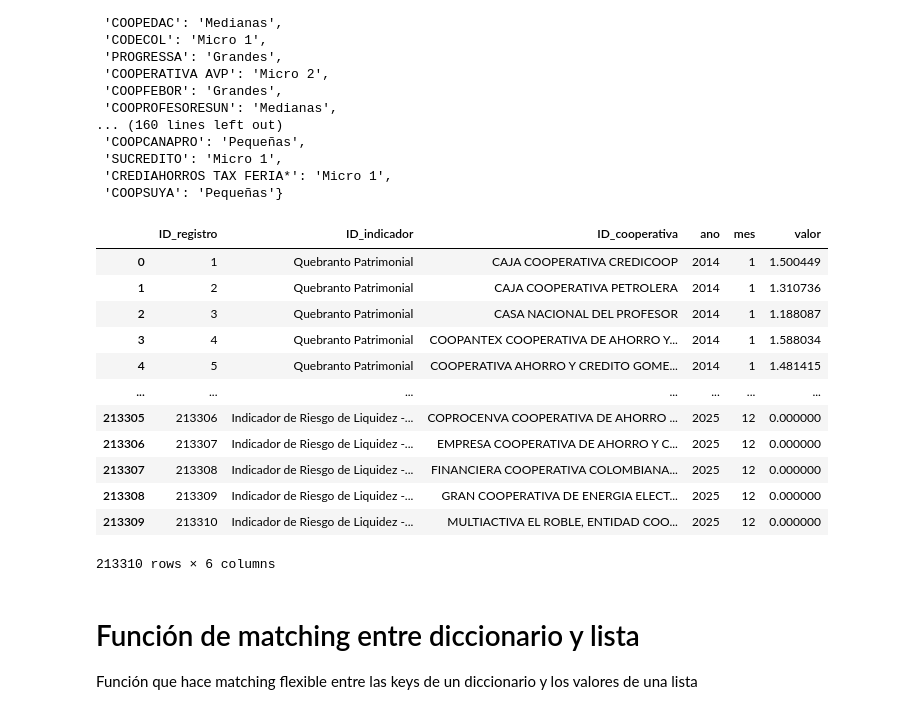
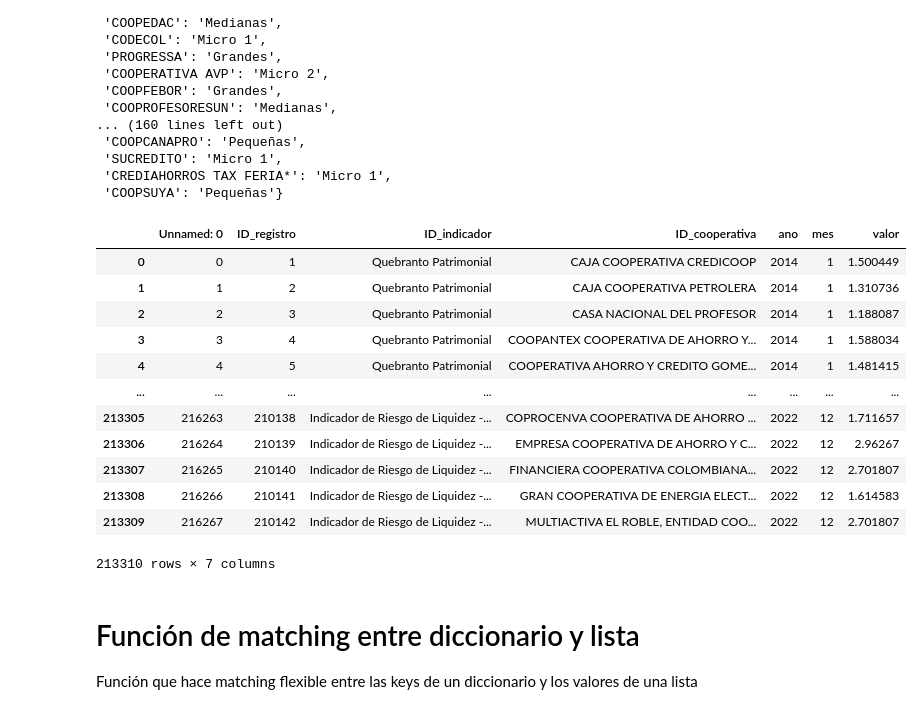
Before and after one commit to LianaD26/CAMEL_Model_percentages, a Jupyter notebook: notebooks/Sectorizar_coops.ipynb, the cells around one changed output. Saved outputs shown, nothing was run; the diff lists cells and outputs as text; code cells hidden in the pictures.

```diff
--- a/notebooks/Sectorizar_coops.ipynb
+++ b/notebooks/Sectorizar_coops.ipynb
@@ -48,22 +48,22 @@ diccionario_clasificacion
  'COOPSUYA': 'Pequeñas'}
 # %%
 # abrimos el excel con los datos de las cooperativas y lo guardamos en un dataframe
-df_coperativas = pd.read_excel("../tablas/registros.xlsx")
+df_coperativas = pd.read_excel("../tablas/registros_irl_actualizado.xlsx")
 df_coperativas
 # %% [output]
-|  | ID_registro | ID_indicador | ID_cooperativa | ano | mes | valor |
-| 0 | 1 | Quebranto Patrimonial | CAJA COOPERATIVA CREDICOOP | 2014 | 1 | 1.500449 |
-| 1 | 2 | Quebranto Patrimonial | CAJA COOPERATIVA PETROLERA | 2014 | 1 | 1.310736 |
-| 2 | 3 | Quebranto Patrimonial | CASA NACIONAL DEL PROFESOR | 2014 | 1 | 1.188087 |
-| 3 | 4 | Quebranto Patrimonial | COOPANTEX COOPERATIVA DE AHORRO Y... | 2014 | 1 | 1.588034 |
-| 4 | 5 | Quebranto Patrimonial | COOPERATIVA AHORRO Y CREDITO GOME... | 2014 | 1 | 1.481415 |
-| ... | ... | ... | ... | ... | ... | ... |
-| 213305 | 213306 | Indicador de Riesgo de Liquidez -... | COPROCENVA COOPERATIVA DE AHORRO ... | 2025 | 12 | 0.000000 |
-| 213306 | 213307 | Indicador de Riesgo de Liquidez -... | EMPRESA COOPERATIVA DE AHORRO Y C... | 2025 | 12 | 0.000000 |
-| 213307 | 213308 | Indicador de Riesgo de Liquidez -... | FINANCIERA COOPERATIVA COLOMBIANA... | 2025 | 12 | 0.000000 |
-| 213308 | 213309 | Indicador de Riesgo de Liquidez -... | GRAN COOPERATIVA DE ENERGIA ELECT... | 2025 | 12 | 0.000000 |
-| 213309 | 213310 | Indicador de Riesgo de Liquidez -... | MULTIACTIVA EL ROBLE, ENTIDAD COO... | 2025 | 12 | 0.000000 |
+|  | Unnamed: 0 | ID_registro | ID_indicador | ID_cooperativa | ano | mes | valor |
+| 0 | 0 | 1 | Quebranto Patrimonial | CAJA COOPERATIVA CREDICOOP | 2014 | 1 | 1.500449 |
+| 1 | 1 | 2 | Quebranto Patrimonial | CAJA COOPERATIVA PETROLERA | 2014 | 1 | 1.310736 |
+| 2 | 2 | 3 | Quebranto Patrimonial | CASA NACIONAL DEL PROFESOR | 2014 | 1 | 1.188087 |
+| 3 | 3 | 4 | Quebranto Patrimonial | COOPANTEX COOPERATIVA DE AHORRO Y... | 2014 | 1 | 1.588034 |
+| 4 | 4 | 5 | Quebranto Patrimonial | COOPERATIVA AHORRO Y CREDITO GOME... | 2014 | 1 | 1.481415 |
+| ... | ... | ... | ... | ... | ... | ... | ... |
+| 213305 | 216263 | 210138 | Indicador de Riesgo de Liquidez -... | COPROCENVA COOPERATIVA DE AHORRO ... | 2022 | 12 | 1.711657 |
+| 213306 | 216264 | 210139 | Indicador de Riesgo de Liquidez -... | EMPRESA COOPERATIVA DE AHORRO Y C... | 2022 | 12 | 2.96267 |
+| 213307 | 216265 | 210140 | Indicador de Riesgo de Liquidez -... | FINANCIERA COOPERATIVA COLOMBIANA... | 2022 | 12 | 2.701807 |
+| 213308 | 216266 | 210141 | Indicador de Riesgo de Liquidez -... | GRAN COOPERATIVA DE ENERGIA ELECT... | 2022 | 12 | 1.614583 |
+| 213309 | 216267 | 210142 | Indicador de Riesgo de Liquidez -... | MULTIACTIVA EL ROBLE, ENTIDAD COO... | 2022 | 12 | 2.701807 |
-213310 rows × 6 columns
+213310 rows × 7 columns
 # %% [markdown]
 # Función de matching entre diccionario y lista
 
```
Also changed, not shown: parts of 1 cell of this notebook, 11 other files.
